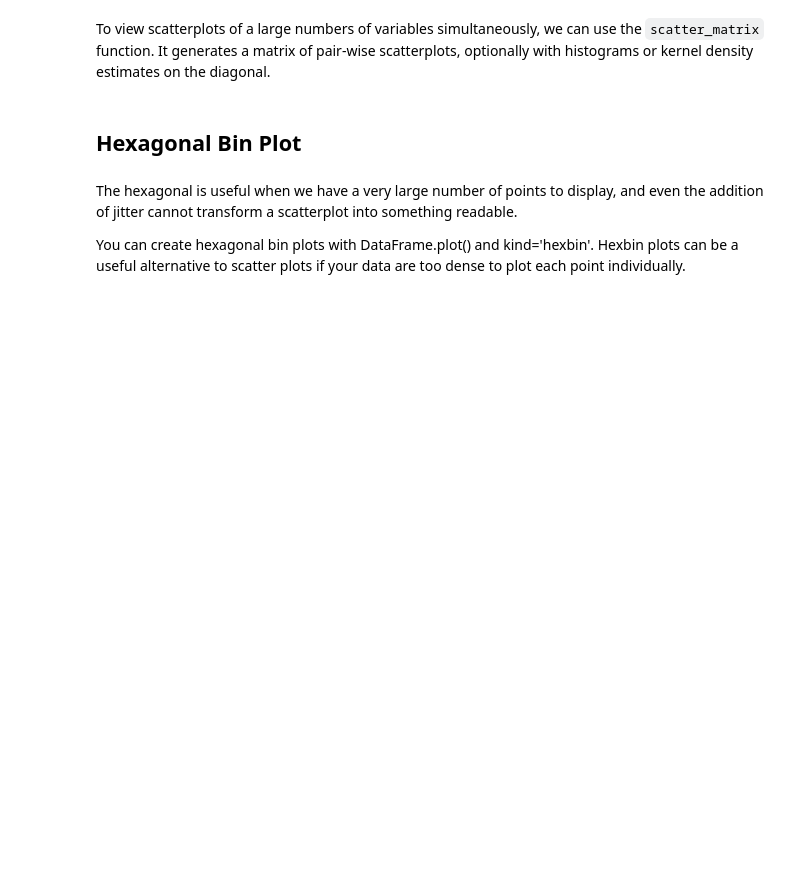
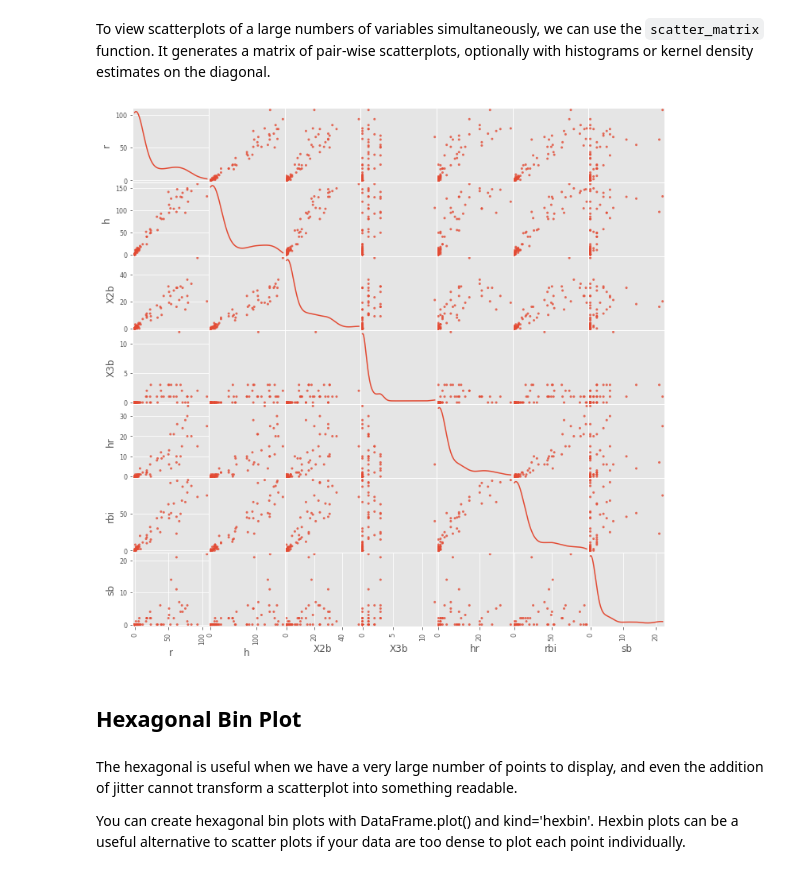
Before and after one commit to ipeirotis/dealing_with_data, a Jupyter notebook: 08-Visualization/A-Matplotlib_and_Pandas.ipynb, the cells around one changed output. Drawn from its saved outputs; the diff is of its cells as text; code cells hidden in the pictures; blank space fills up the shorter version.

```diff
--- a/08-Visualization/A-Matplotlib_and_Pandas.ipynb
+++ b/08-Visualization/A-Matplotlib_and_Pandas.ipynb
@@ -316,5 +468,5 @@ plt.plot([x2]*len(data2), data2, 'ro')
 
 To look at how Pandas does scatterplots, let's load the [baseball sample dataset](https://raw.githubusercontent.com/pydata/pandas/master/doc/data/baseball.csv).
 # %%
-baseball = pd.read_csv("/home/ubuntu/data/baseball.csv")
+baseball = pd.read_csv("https://storage.googleapis.com/datasets_nyu/baseball.csv")
 baseball.head()
@@ -336,9 +504,11 @@ fig = baseball.plot(kind='scatter', x='ab', y='h', xlim=[0,600], ylim=[0,200],
 # %% [markdown]
 To view scatterplots of a large numbers of variables simultaneously, we can use the `scatter_matrix` function. It generates a matrix of pair-wise scatterplots, optionally with histograms or kernel density estimates on the diagonal.
 # %%
-from pandas.tools.plotting import scatter_matrix
+from pandas.plotting import scatter_matrix
 
-fig = pd.scatter_matrix(baseball.loc[:,'r':'sb'], figsize=(12,12), diagonal='kde', alpha=0.8)
+fig = scatter_matrix(baseball.loc[:,'r':'sb'], figsize=(12,12), diagonal='kde', alpha=0.8)
+# %% [output]
+[figure, added]
 # %% [markdown]
 ## Hexagonal Bin Plot
 # %% [markdown]
```
Also changed, not shown: parts of 60 cells of this notebook.
